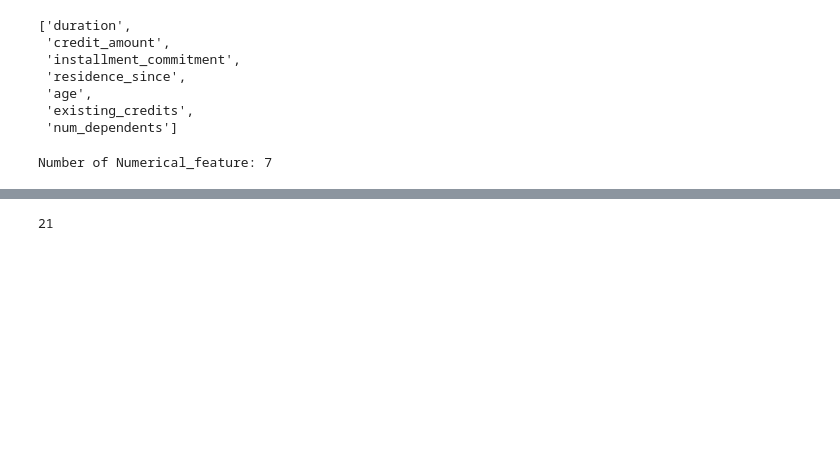
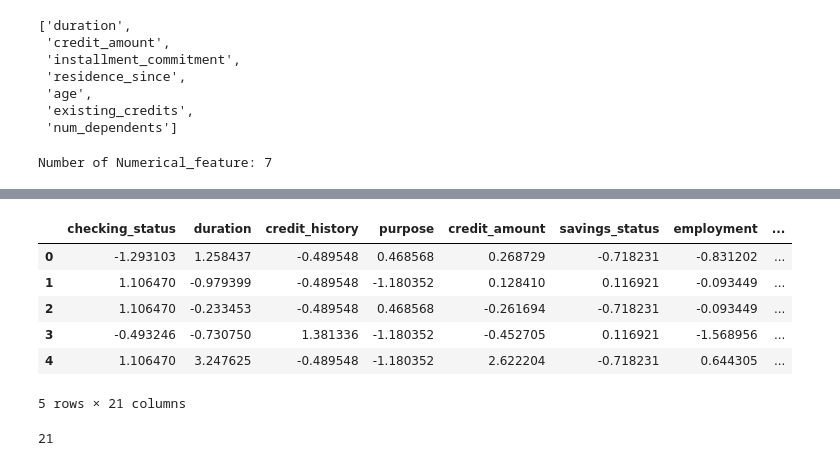
Before and after one commit to omoniyitoluwani35/Credit-Card-Classication-kaggle, a Jupyter notebook: Credit Card Classification .ipynb, the cells around one changed output, grey strips where cells are left out. Cells and saved outputs as stored; diff of their text form; code cells hidden in the pictures; blank space fills up the shorter version.

```diff
--- a/Credit Card Classification .ipynb
+++ b/Credit Card Classification .ipynb
@@ -189 +209,14 @@ Name: class, dtype: float64
+# %%
+T_scaler = StandardScaler()
+T_scaler = T_scaler.fit_transform(X_test)
+X_test = pd.DataFrame(T_scaler,columns = X_test.columns)
+X_test.head()
+# %% [output]
+|  | checking_status | duration | credit_history | purpose | credit_amount | savings_status | employment | ... |
+| 0 | -1.293103 | 1.258437 | -0.489548 | 0.468568 | 0.268729 | -0.718231 | -0.831202 | ... |
+| 1 | 1.106470 | -0.979399 | -0.489548 | -1.180352 | 0.128410 | 0.116921 | -0.093449 | ... |
+| 2 | 1.106470 | -0.233453 | -0.489548 | 0.468568 | -0.261694 | -0.718231 | -0.093449 | ... |
+| 3 | -0.493246 | -0.730750 | 1.381336 | -1.180352 | -0.452705 | 0.116921 | -1.568956 | ... |
+| 4 | 1.106470 | 3.247625 | -0.489548 | -1.180352 | 2.622204 | -0.718231 | 0.644305 | ... |
+5 rows × 21 columns
 # %%
```
Also changed, not shown: parts of 35 cells of this notebook.
